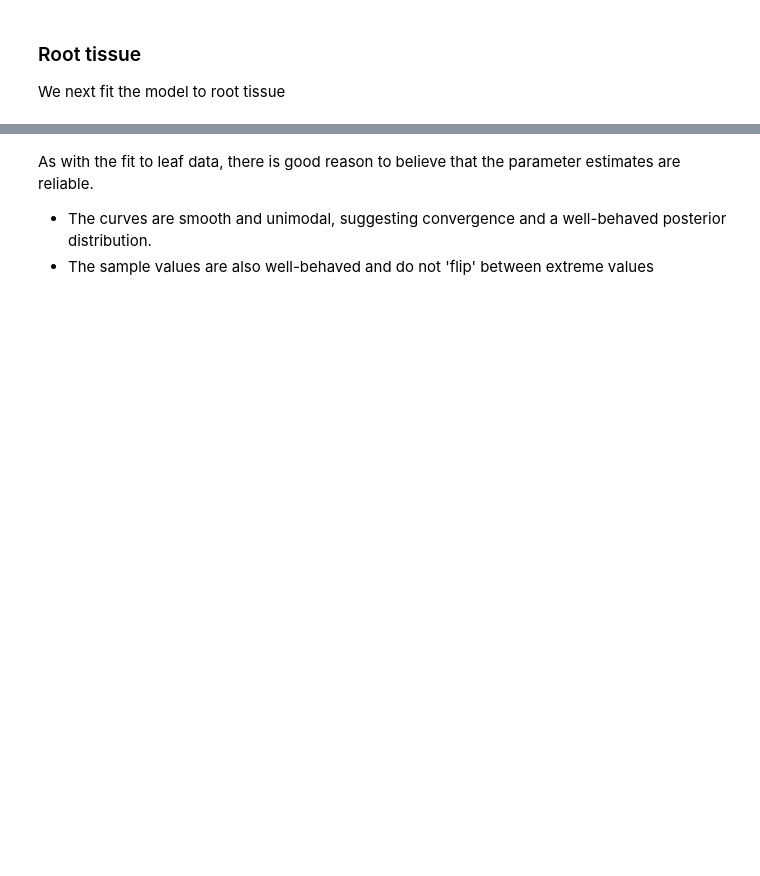
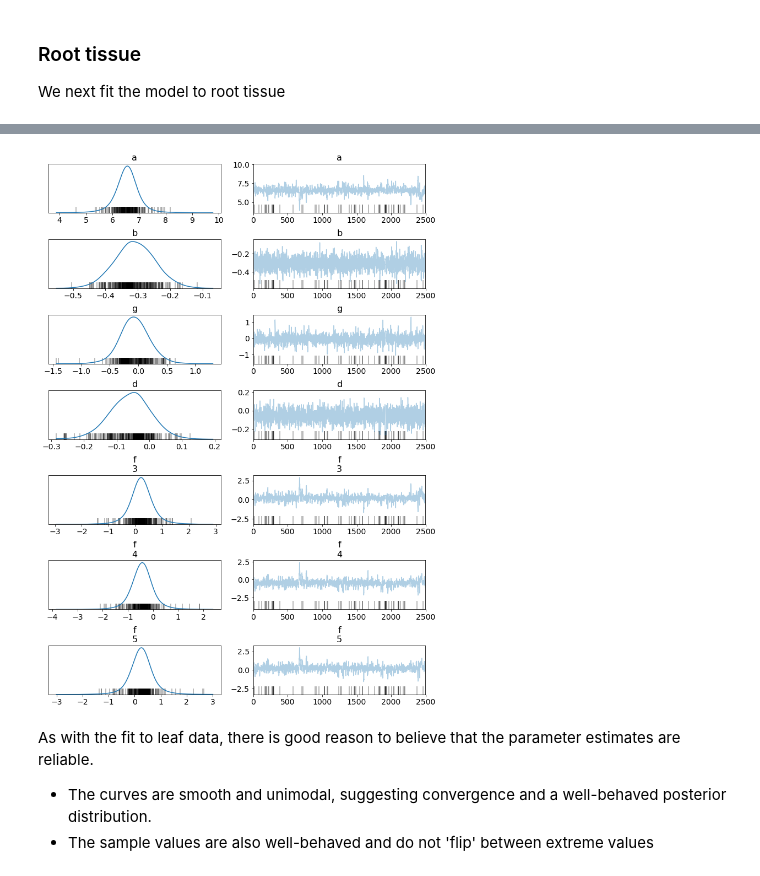
Before and after one commit to widdowquinn/SI_Holmes_etal_2017, a Jupyter notebook: notebooks/04-etpD.ipynb, the cells around one changed output, grey strips where cells are left out. Saved outputs shown, nothing was run; the diff lists cells and outputs as text; code cells hidden in the pictures; blank space fills up the shorter version.

```diff
--- a/notebooks/04-etpD.ipynb
+++ b/notebooks/04-etpD.ipynb
@@ -634,3 +639,14 @@ WARNING:pystan:Deprecation warning. In future, use ArviZ library (`pip install a
+# %%
+# plot parameter estimates
+rootdata = az.from_pystan(posterior=root_fit)
+coords = {"f_dim_0": [3, 4, 5]}
+az.plot_trace(rootdata,
+              var_names=['a', 'b', 'g', 'd', 'f'],
+              coords=coords,
+              combined=True,
+              figsize=(10,14));
+# %% [output]
+[figure, added]
 # %% [markdown]
 As with the fit to leaf data, there is good reason to believe that the parameter estimates are reliable.
 
```
Also changed, not shown: parts of 20 cells of this notebook, 6 other files.
